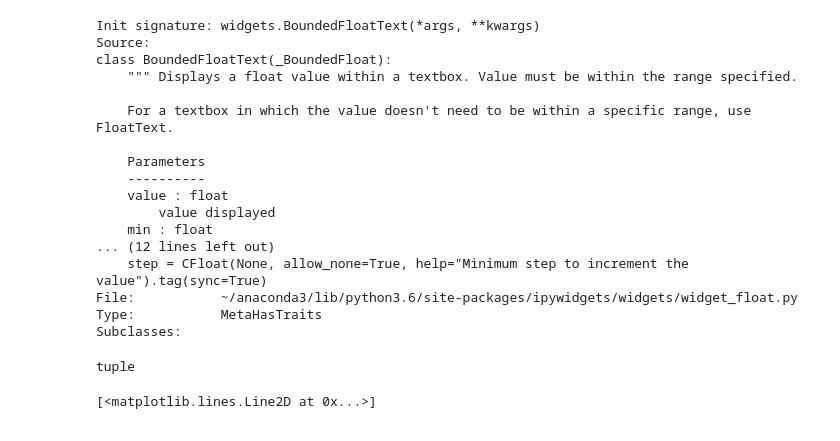
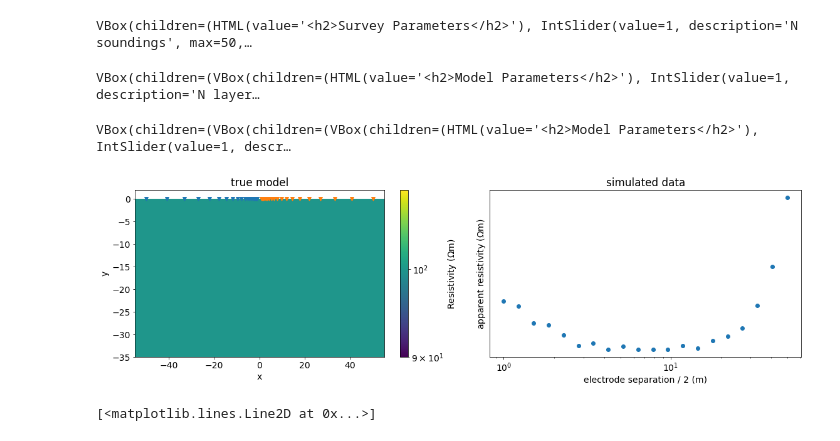
Before and after one commit to simpeg-research/gwb-dc-dashboard, a Jupyter notebook: Untitled.ipynb, the cells around one changed output. Drawn from its saved outputs; the diff is of its cells as text; code cells hidden in the pictures.

```diff
--- a/Untitled.ipynb
+++ b/Untitled.ipynb
@@ -149,6 +155,6 @@ Compute fields
 # %%
 def layer_top_widget(i):
-    return widgets.BoundedFloatText(value=-5*i, max=0, description=f"z_{i}", layout=widgets.Layout(width="20%"))
+    return widgets.BoundedFloatText(value=5*i, min=0, description=f"depth_{i}", layout=widgets.Layout(width="20%"))
 
 def layer_rho_widget(i):
     return widgets.BoundedFloatText(value=100, min=1e-8, description="{}_{}".format("$\\rho$", i), layout=widgets.Layout(width="20%"))
@@ -175,24 +186,17 @@ VBox(children=(IntSlider(value=1, description='N layers', max=5, min=1), HBox(ch
-# %%
-widgets.BoundedFloatText??
-# %% [output]
-Init signature: widgets.BoundedFloatText(*args, **kwargs)
-Source:
-class BoundedFloatText(_BoundedFloat):
-    """ Displays a float value within a textbox. Value must be within the range specified.
-
-    For a textbox in which the value doesn't need to be within a specific range, use FloatText.
-
-    Parameters
-    ----------
-    value : float
-        value displayed
-    min : float
-... (12 lines left out)
-    step = CFloat(None, allow_none=True, help="Minimum step to increment the value").tag(sync=True)
-File:           ~/anaconda3/lib/python3.6/site-packages/ipywidgets/widgets/widget_float.py
-Type:           MetaHasTraits
-Subclasses:
-# %%
-type(layertops.children)
-# %% [output]
-tuple
+# %%
+min_spacing = widgets.BoundedFloatText(value=2., min=0., description="min $AB$")
+max_spacing = widgets.BoundedFloatText(value=250., min=0, description="max $AB$")
+n_soundings = widgets.IntSlider(min=1, max=50, description="N soundings")
+survey_title = widgets.HTML(
+    value="<h2>Survey Parameters</h2>",
+)
+
+w_survey = widgets.VBox([survey_title, n_soundings, min_spacing, max_spacing])
+w_survey
+# %% [output]
+VBox(children=(HTML(value='<h2>Survey Parameters</h2>'), IntSlider(value=1, description='N soundings', max=50,…
+# %%
+w = widgets.VBox([w_model, w_survey])
+w
+# %% [output]
+VBox(children=(VBox(children=(HTML(value='<h2>Model Parameters</h2>'), IntSlider(value=1, description='N layer…
@@ -199,3 +285,9 @@ tuple
+# %%
+app = ForwardSimulationApp()
+app()
+# %% [output]
+VBox(children=(VBox(children=(VBox(children=(HTML(value='<h2>Model Parameters</h2>'), IntSlider(value=1, descr…
+[figure, added]
 # %%
 rho_a = apparent_resistivity(survey, dobs=dobs)
 electrode_spacing = loc_b - loc_a
```
Also changed, not shown: parts of 8 cells of this notebook.
